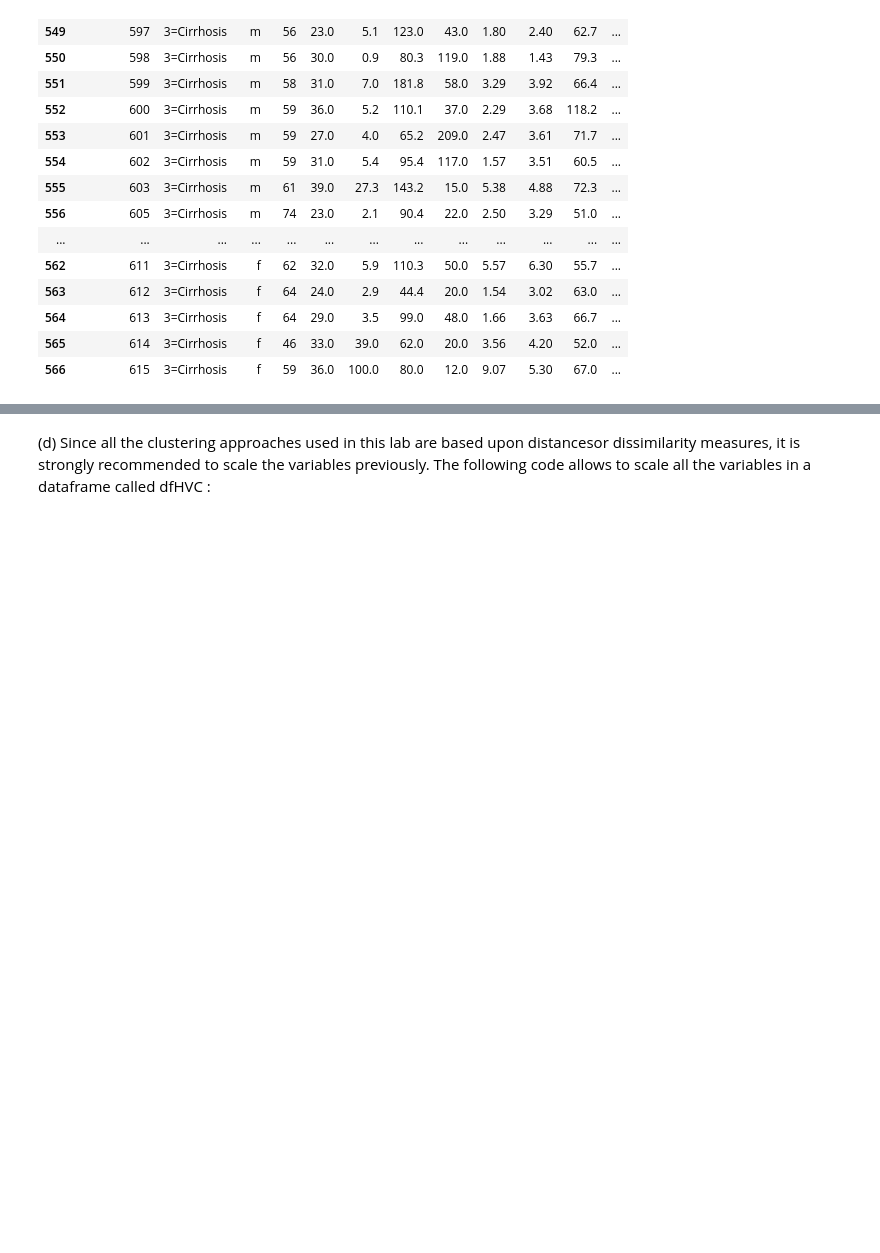
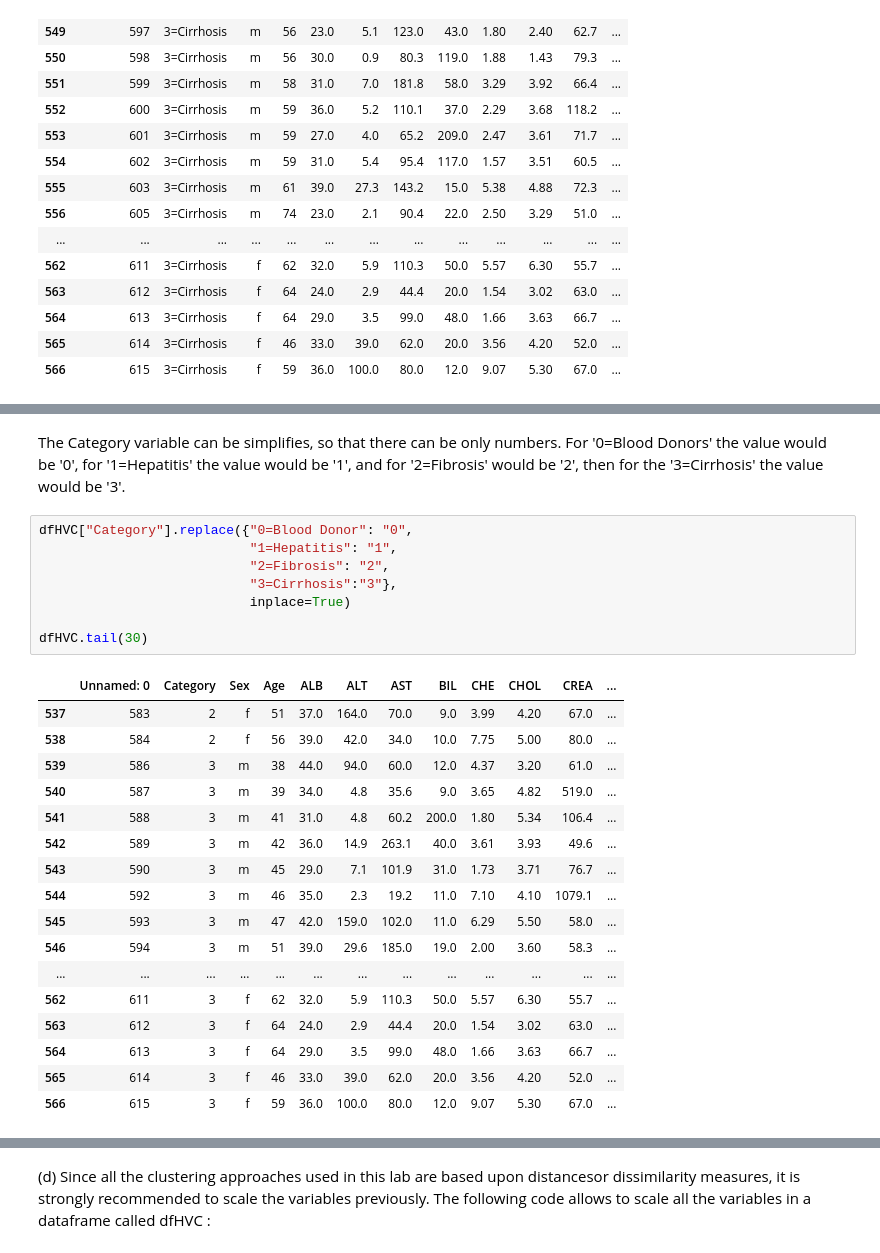
Before and after one commit to speianudana/ML-DM_Laboratories, a Jupyter notebook: II_part.ipynb, the cells around one changed output, grey strips where cells are left out. Saved outputs shown, nothing was run; the diff lists cells and outputs as text; blank space fills up the shorter version.

```diff
--- a/II_part.ipynb
+++ b/II_part.ipynb
@@ -118,0 +150,28 @@ dfHVC['Category'] = dfHVC['Category'].astype('category');
+# %% [markdown]
+The Category variable can be simplifies, so that there can be only numbers. For '0=Blood Donors' the value would be '0', for '1=Hepatitis' the value would be '1', and for '2=Fibrosis' would be '2', then for the '3=Cirrhosis' the value would be '3'.
+# %%
+dfHVC["Category"].replace({"0=Blood Donor": "0",
+                           "1=Hepatitis": "1",
+                           "2=Fibrosis": "2",
+                           "3=Cirrhosis":"3"},
+                           inplace=True)
+
+dfHVC.tail(30)
+# %% [output]
+|  | Unnamed: 0 | Category | Sex | Age | ALB | ALT | AST | BIL | CHE | CHOL | CREA | ... |
+| 537 | 583 | 2 | f | 51 | 37.0 | 164.0 | 70.0 | 9.0 | 3.99 | 4.20 | 67.0 | ... |
+| 538 | 584 | 2 | f | 56 | 39.0 | 42.0 | 34.0 | 10.0 | 7.75 | 5.00 | 80.0 | ... |
+| 539 | 586 | 3 | m | 38 | 44.0 | 94.0 | 60.0 | 12.0 | 4.37 | 3.20 | 61.0 | ... |
+| 540 | 587 | 3 | m | 39 | 34.0 | 4.8 | 35.6 | 9.0 | 3.65 | 4.82 | 519.0 | ... |
+| 541 | 588 | 3 | m | 41 | 31.0 | 4.8 | 60.2 | 200.0 | 1.80 | 5.34 | 106.4 | ... |
+| 542 | 589 | 3 | m | 42 | 36.0 | 14.9 | 263.1 | 40.0 | 3.61 | 3.93 | 49.6 | ... |
+| 543 | 590 | 3 | m | 45 | 29.0 | 7.1 | 101.9 | 31.0 | 1.73 | 3.71 | 76.7 | ... |
+| 544 | 592 | 3 | m | 46 | 35.0 | 2.3 | 19.2 | 11.0 | 7.10 | 4.10 | 1079.1 | ... |
+| 545 | 593 | 3 | m | 47 | 42.0 | 159.0 | 102.0 | 11.0 | 6.29 | 5.50 | 58.0 | ... |
+| 546 | 594 | 3 | m | 51 | 39.0 | 29.6 | 185.0 | 19.0 | 2.00 | 3.60 | 58.3 | ... |
+| ... | ... | ... | ... | ... | ... | ... | ... | ... | ... | ... | ... | ... |
+| 562 | 611 | 3 | f | 62 | 32.0 | 5.9 | 110.3 | 50.0 | 5.57 | 6.30 | 55.7 | ... |
+| 563 | 612 | 3 | f | 64 | 24.0 | 2.9 | 44.4 | 20.0 | 1.54 | 3.02 | 63.0 | ... |
+| 564 | 613 | 3 | f | 64 | 29.0 | 3.5 | 99.0 | 48.0 | 1.66 | 3.63 | 66.7 | ... |
+| 565 | 614 | 3 | f | 46 | 33.0 | 39.0 | 62.0 | 20.0 | 3.56 | 4.20 | 52.0 | ... |
+| 566 | 615 | 3 | f | 59 | 36.0 | 100.0 | 80.0 | 12.0 | 9.07 | 5.30 | 67.0 | ... |
```
Also changed, not shown: parts of 8 cells of this notebook.
